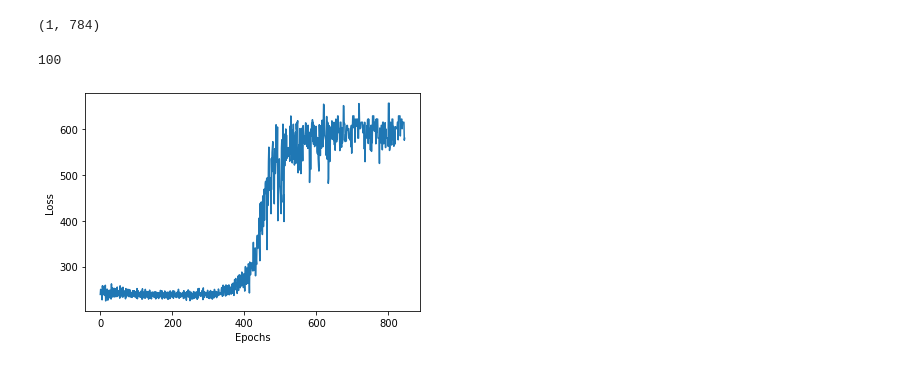
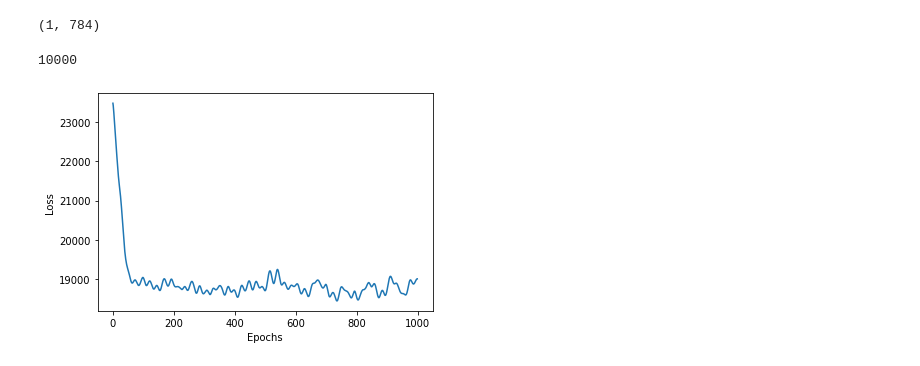
Before and after one commit to Pranav335/CS910, a Jupyter notebook: Assignment_1.ipynb, the cells around one changed output. Saved outputs shown, nothing was run; the diff lists cells and outputs as text; code cells hidden in the pictures.

```diff
--- a/Assignment_1.ipynb
+++ b/Assignment_1.ipynb
@@ -154,7 +136,8 @@ class neural_network:
     return result
 
   def softmax(self, x):
-    exps = np.exp(x)
+    m = np.max(x)
+    exps = np.exp(x-m)
     #return exps/ np.sum(exps, axis = -1, keepdims = True)
     return exps/ np.sum(exps)
 
@@ -219,8 +202,8 @@ class neural_network:
           dW[k+1] += self.dW[k+1]
           dB[k+1] += self.dB[k+1]
       for k in range(self.L + 1):
-        self.W[k+1] -= lr * dW[k+1]
-        self.B[k+1] -= lr * dB[k+1]
+        self.W[k+1] -= lr * dW[k+1]/n_samples
+        self.B[k+1] -= lr * dB[k+1]/n_samples
 
       for j in range(n_samples):
         yhat = self.forward_pass(X[j,:])
@@ -283,10 +265,10 @@ nn.H[0].T.shape
 # %% [output]
 (1, 784)
 # %%
-nn.fit_neural_network(xtrain[:100, :],ytrain_oh[:100, :], epochs = 1000)
+nn.fit_neural_network(xtrain[:10000, :],ytrain_oh[:10000, :], epochs = 1000)
 # %% [output]
-100
+10000
-[figure, old version]
+[figure, new version]
 # %%
 nn.A[1]
 # %%
```
Also changed, not shown: parts of 3 cells of this notebook.
